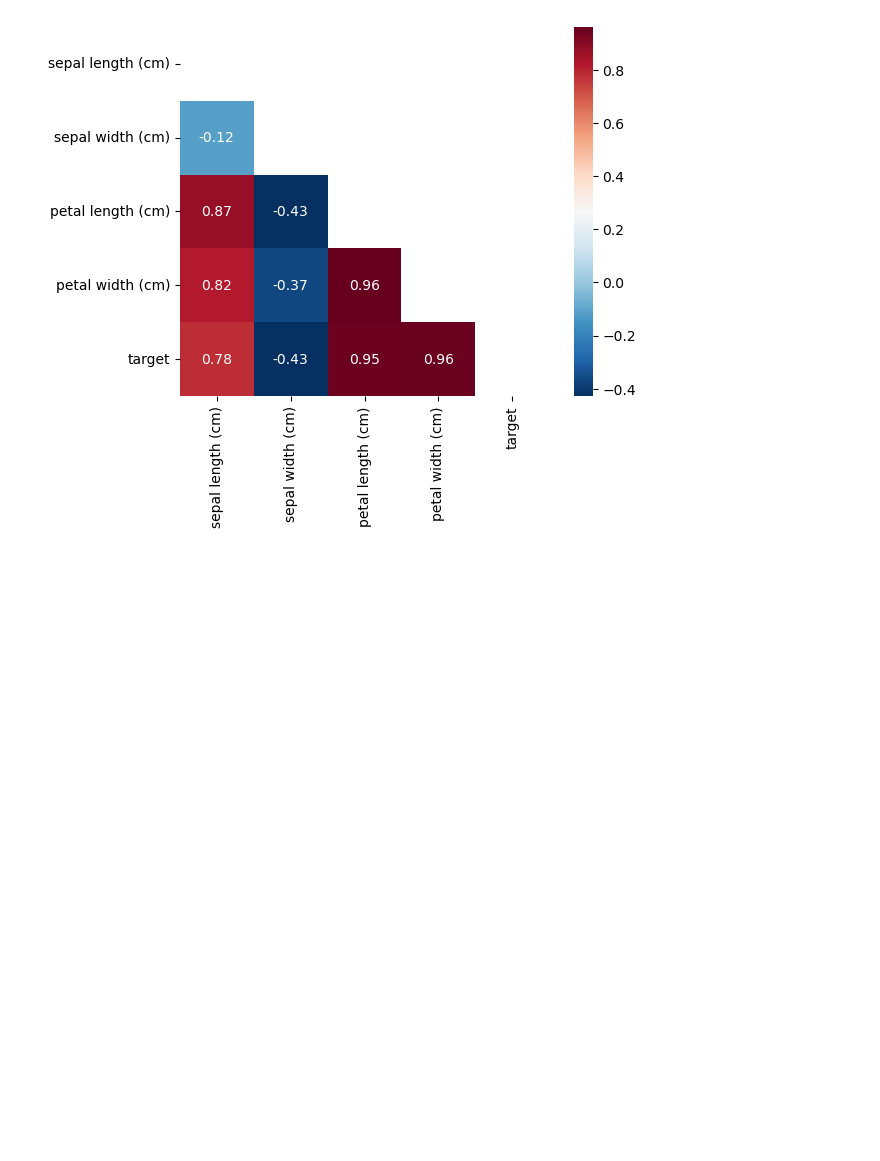
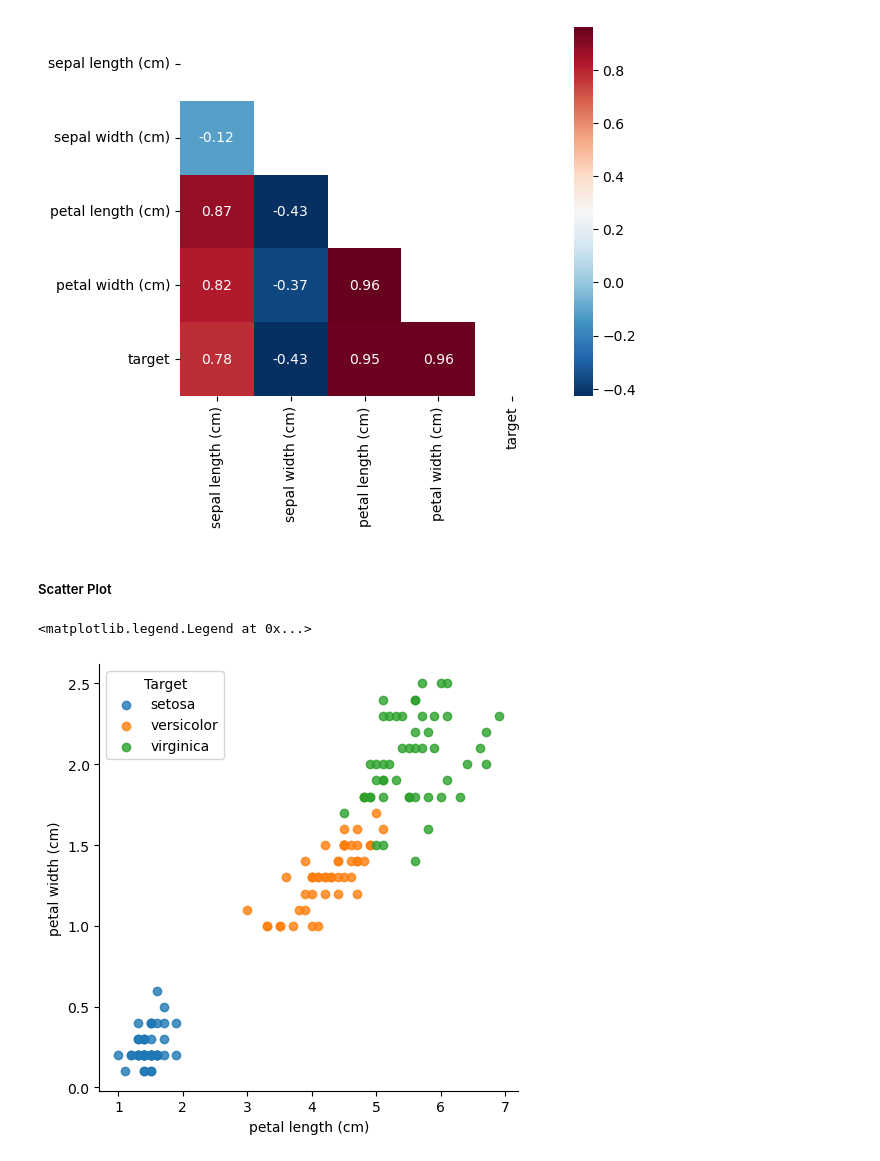
Before and after one commit to horacekangholie/ds-eda-01-iris-dataset, a Jupyter notebook: notebooks/eda-iris-dataset.ipynb, the cells around one changed output. Saved outputs shown, nothing was run; the diff lists cells and outputs as text; code cells hidden in the pictures; blank space fills up the shorter version.

```diff
--- a/notebooks/eda-iris-dataset.ipynb
+++ b/notebooks/eda-iris-dataset.ipynb
@@ -64,3 +64,11 @@ sns.heatmap(corr, square=True, annot=True, mask=mask, cmap="RdBu_r")
 # %% [output]
 <Axes: >
 [figure]
+# %% [markdown]
+##### Scatter Plot
+# %%
+sns.lmplot(x="petal length (cm)", y="petal width (cm)", hue='target', data=df_data, fit_reg=False, legend=False)
+plt.legend(title='Target', loc='upper left', labels=iris.target_names)
+# %% [output]
+<matplotlib.legend.Legend at 0x...>
+[figure, added]
```
Also changed, not shown: 1 other file.
